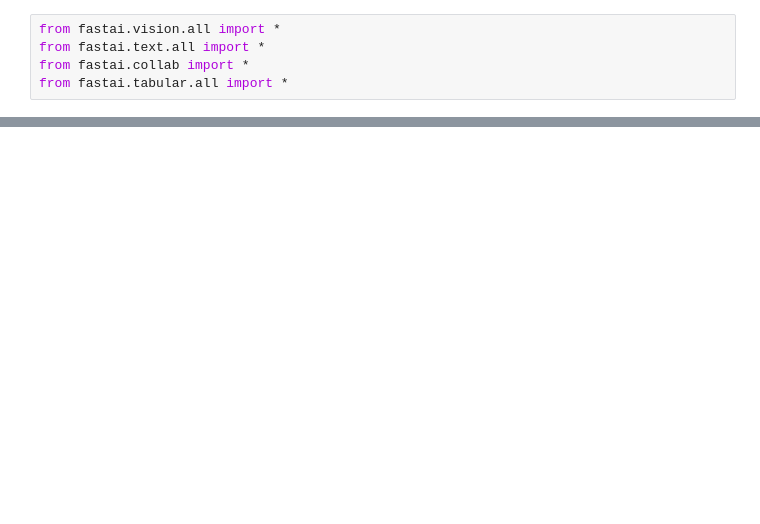
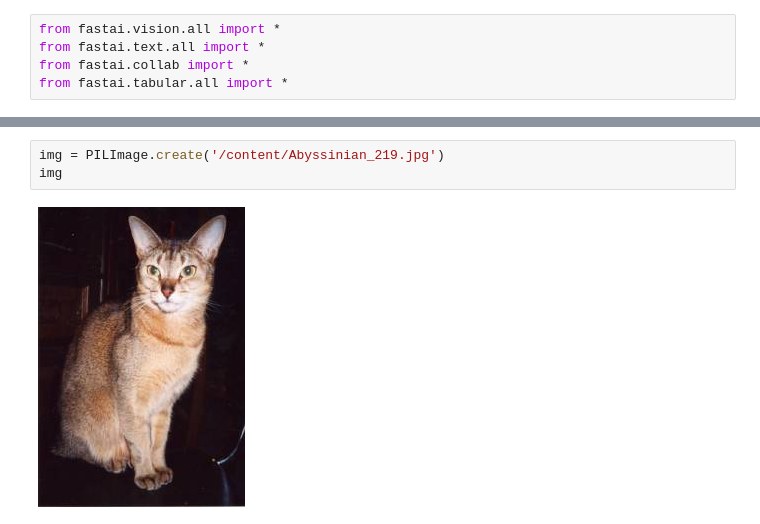
Before and after one commit to mngugi/SML-, a Jupyter notebook: fast_ai_colab.ipynb, the cells around one changed output, grey strips where cells are left out. Cells and saved outputs as stored; diff of their text form; blank space fills up the shorter version.

```diff
--- a/fast_ai_colab.ipynb
+++ b/fast_ai_colab.ipynb
@@ -23,0 +25,5 @@ Downloading: "https://download.pytorch.org/models/resnet34-b627a593.pth" to /roo
+# %%
+img = PILImage.create('/content/Abyssinian_219.jpg')
+img
+# %% [output]
+[figure, added]
```
Also changed, not shown: parts of 1 cell of this notebook.
